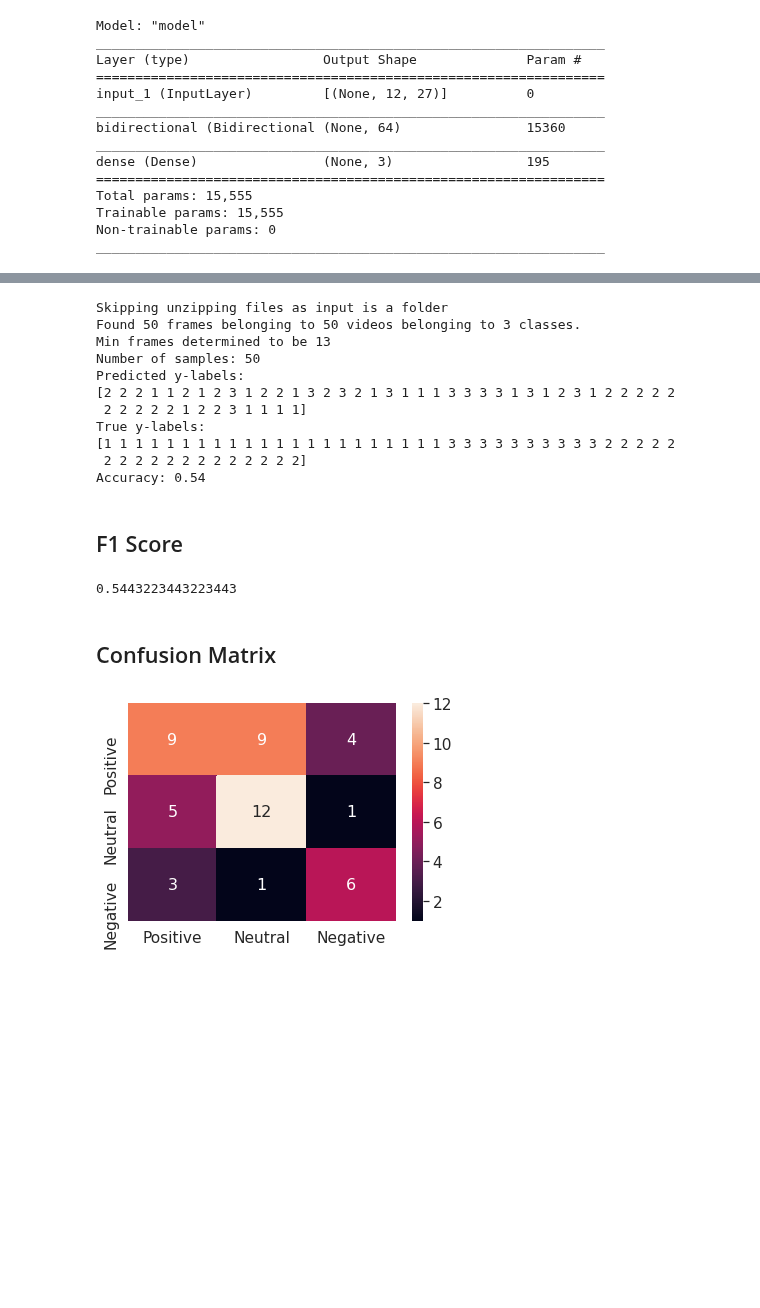
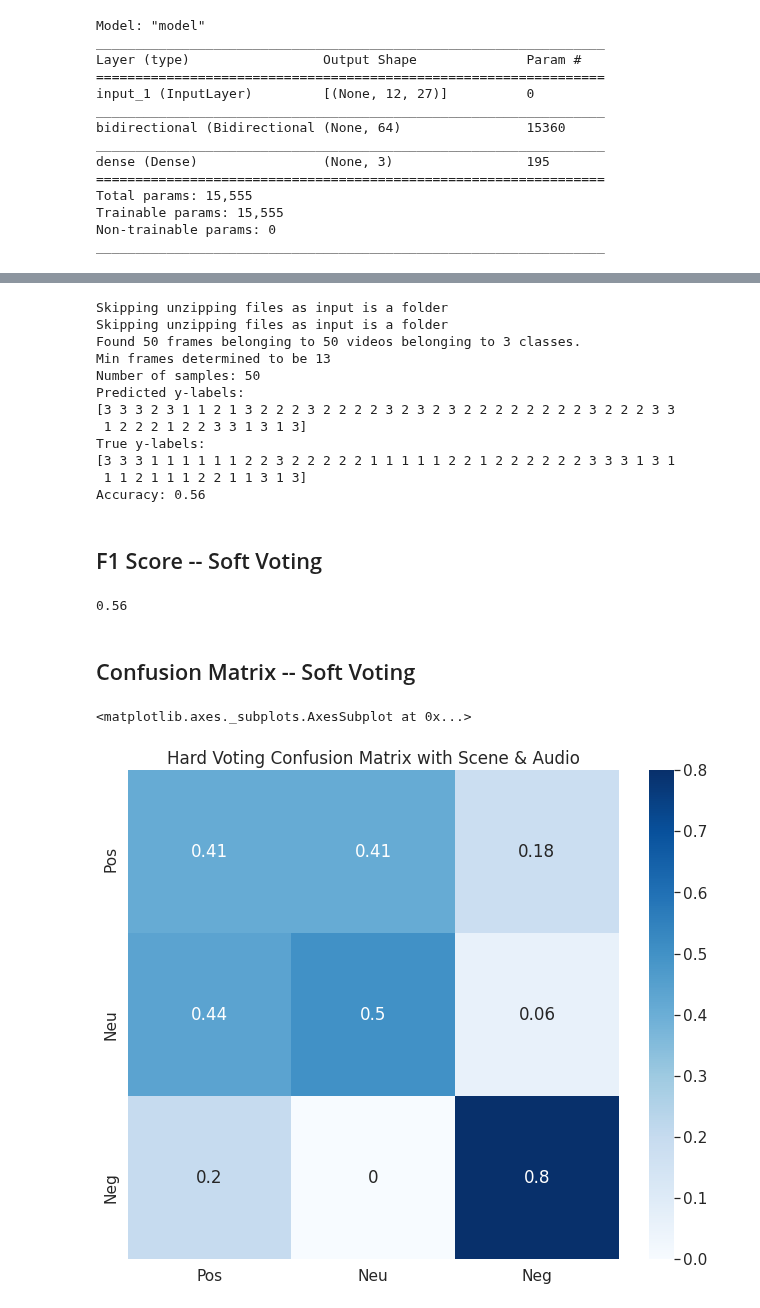
Before and after one commit to fusical/emotiw, a Jupyter notebook: notebooks/2.0-la-tj-ak-kc-vl-ensemble_baseline_predictions.ipynb, the cells around one changed output, grey strips where cells are left out. Cells and saved outputs as stored; diff of their text form; code cells hidden in the pictures; blank space fills up the shorter version.

Commit message:
Added hard voting results

```diff
--- a/notebooks/2.0-la-tj-ak-kc-vl-ensemble_baseline_predictions.ipynb
+++ b/notebooks/2.0-la-tj-ak-kc-vl-ensemble_baseline_predictions.ipynb
@@ -348,12 +387,14 @@ from src.classifiers.pose_classifier import PoseClassifier
 from src.classifiers.utils import get_num_samples
 import numpy as np
 
-audio_classifier = AudioClassifier('val-tiny-audio', model_location='https://storage.googleapis.com/cs231n-emotiw/models/OPENL3_audio_api_train_test-1-500-epochs-0.5_hop--BEST_MODEL-w-VAL--1e-6-lr-0.2-dropout-512-feat-map-batch-norm-3-cnn-layers.h5', is_test=False)
+audio_classifier = AudioClassifier('val-tiny-audio', model_location='https://storage.googleapis.com/cs231n-emotiw/models/openl3-cnn-lstm-tuned-lr.h5', is_test=False)
 frames_classifier = FramesClassifier('val-tiny-frames', model_location='https://storage.googleapis.com/cs231n-emotiw/models/frame-classifier-resnet-lstm-x3.h5', is_test=False)
 pose_classifier = PoseClassifier('val-tiny-pose', model_location='https://storage.googleapis.com/cs231n-emotiw/models/pose-classifier-v5.h5', is_test=False)
 
-# classifiers = [audio_classifier, frames_classifier, pose_classifier]
-classifiers = [frames_classifier]
+#classifiers = [audio_classifier, frames_classifier, pose_classifier]
+# Pose had an accuracy of 0.24 so it was ignored
+
+classifiers = [audio_classifier,frames_classifier]
 
 sample_to_true_label = {}
 with open("Val_labels.txt") as f:
@@ -379,40 +422,51 @@ PoseClassifier created with pose_folder = val-tiny-pose , is_test = False , mode
 # %%
-y_pred , y_true = predict(classifiers, sample_to_true_label)
+y_pred_soft , y_true = predict(classifiers, sample_to_true_label)
 # %% [output]
+Skipping unzipping files as input is a folder
 Skipping unzipping files as input is a folder
 Found 50 frames belonging to 50 videos belonging to 3 classes.
 Min frames determined to be 13
 Number of samples: 50
 Predicted y-labels:
-[2 2 2 1 1 2 1 2 3 1 2 2 1 3 2 3 2 1 3 1 1 1 3 3 3 3 1 3 1 2 3 1 2 2 2 2 2
- 2 2 2 2 2 1 2 2 3 1 1 1 1]
+[3 3 3 2 3 1 1 2 1 3 2 2 2 3 2 2 2 2 3 2 3 2 3 2 2 2 2 2 2 2 2 3 2 2 2 3 3
+ 1 2 2 2 1 2 2 3 3 1 3 1 3]
 True y-labels:
-[1 1 1 1 1 1 1 1 1 1 1 1 1 1 1 1 1 1 1 1 1 1 3 3 3 3 3 3 3 3 3 3 2 2 2 2 2
- 2 2 2 2 2 2 2 2 2 2 2 2 2]
-Accuracy: 0.54
+[3 3 3 1 1 1 1 1 1 2 2 3 2 2 2 2 2 1 1 1 1 1 2 2 1 2 2 2 2 2 2 3 3 3 1 3 1
+ 1 1 2 1 1 1 2 2 1 1 3 1 3]
+Accuracy: 0.56
 # %% [markdown]
-## F1 Score
+## F1 Score -- Soft Voting
 # %%
 from sklearn.metrics import f1_score
 
-f1_score(y_true, y_pred, average='macro')
+f1_score(y_true, y_pred_soft, average='micro')
 # %% [output]
-0.5443223443223443
+0.56
 # %% [markdown]
-## Confusion Matrix
+## Confusion Matrix -- Soft Voting
-# %%
-from sklearn import metrics
-import pandas as pd
-import seaborn as sn
-cm=metrics.confusion_matrix(y_true,y_pred)
-import matplotlib.pyplot as plt
-
-
-df_cm = pd.DataFrame(cm, ["Positive" , "Neutral" , "Negative"], ["Positive" , "Neutral" , "Negative"] )
-# plt.figure(figsize=(10,7))
-sn.set(font_scale=1.4) # for label size
-sn.heatmap(df_cm, annot=True, annot_kws={"size": 16}) # font size
-
-plt.show()
-# %% [output]
-[figure, removed]
+# %%
+from sklearn import metrics
+import pandas as pd
+import seaborn as sn
+cm=metrics.confusion_matrix(y_true,y_pred_soft)
+import matplotlib.pyplot as plt
+
+
+classes=['Pos' , 'Neu' , 'Neg']
+
+y_pred_final , y_true_final = y_pred_soft - 1 , y_true - 1
+con_mat = tensorflow.math.confusion_matrix(labels=y_true_final, predictions=y_pred_final).numpy()
+
+con_mat_norm = np.around(con_mat.astype('float') / con_mat.sum(axis=1)[:, np.newaxis], decimals=2)
+
+con_mat_df = pd.DataFrame(con_mat_norm,
+                  index = classes,
+                  columns = classes)
+
+
+figure = plt.figure(figsize=(11, 9))
+plt.title("Hard Voting Confusion Matrix with Scene & Audio")
+sn.heatmap(con_mat_df, annot=True,cmap=plt.cm.Blues)
+# %% [output]
+<matplotlib.axes._subplots.AxesSubplot at 0x...>
+[figure, added]
```
Also changed, not shown: parts of 7 cells of this notebook.
